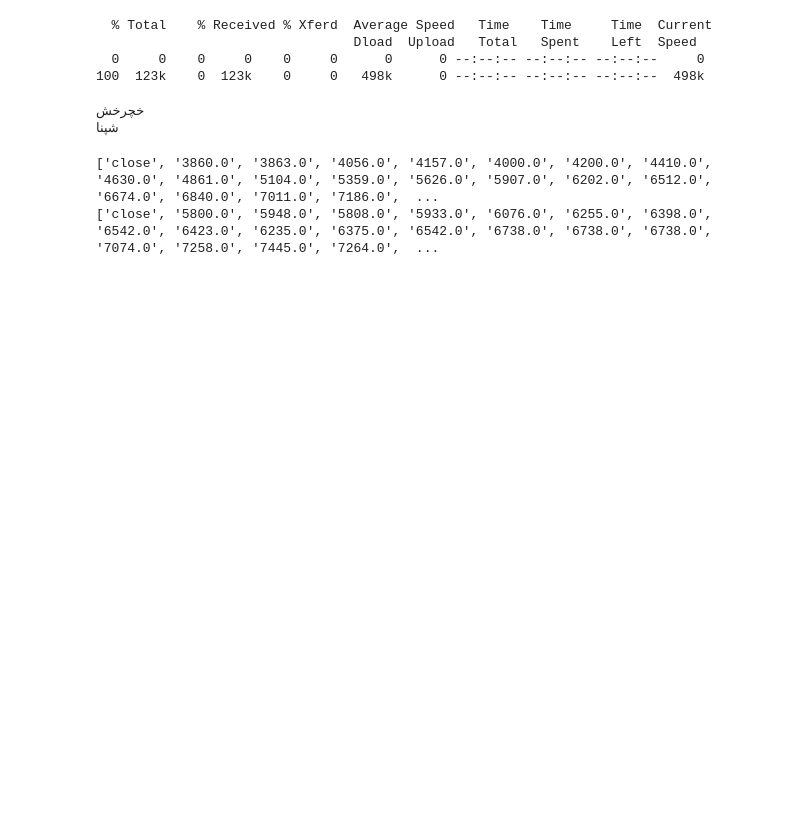
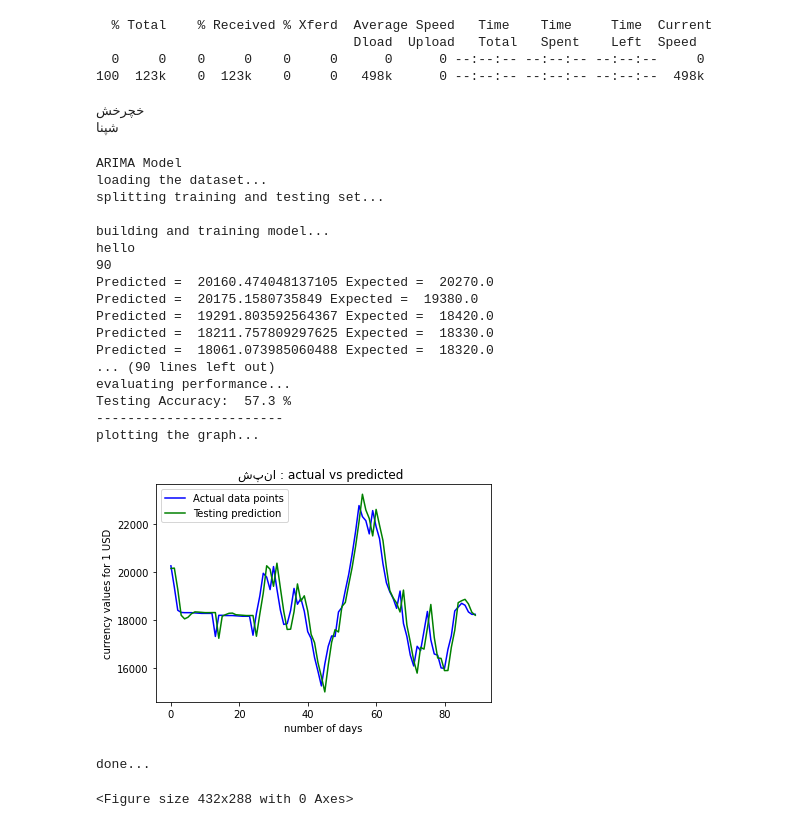
Before and after one commit to ZahraDehghanian97/stock_market, a Jupyter notebook: Arima.ipynb, the cells around one changed output. Saved outputs shown, nothing was run; the diff lists cells and outputs as text; code cells hidden in the pictures; blank space fills up the shorter version.

```diff
--- a/Arima.ipynb
+++ b/Arima.ipynb
@@ -25,14 +25,21 @@ stocks = load_df_from_csv(dir_name="tickers_data")
 # %% [output]
 خچرخش
 شپنا
-# %%
-for key, value in stocks.items():
-  df = stocks[key]
-  close_data = df.close.values.tolist()
-  print(close_data)
-# %% [output]
-['close', '3860.0', '3863.0', '4056.0', '4157.0', '4000.0', '4200.0', '4410.0', '4630.0', '4861.0', '5104.0', '5359.0', '5626.0', '5907.0', '6202.0', '6512.0', '6674.0', '6840.0', '7011.0', '7186.0',  ...
-['close', '5800.0', '5948.0', '5808.0', '5933.0', '6076.0', '6255.0', '6398.0', '6542.0', '6423.0', '6235.0', '6375.0', '6542.0', '6738.0', '6738.0', '6738.0', '7074.0', '7258.0', '7445.0', '7264.0',  ...
+# %%
+# for key, value in stocks.items():
+#   df = stocks[key]
+#   close_data = df.close.values.tolist()
+#   print(close_data)
+
+def get_data(number_of_days):
+  df = stocks['خچرخش']
+  close_data = df.close.values.tolist()
+  len_data = len(close_data)-1
+  close_data = close_data[len_data-number_of_days:len_data]
+  new_data = []
+  for i in range(len(close_data)):
+    new_data.append(float(close_data[i]))
+  return new_data
 # %%
 import warnings
 from matplotlib import pyplot
@@ -51,6 +58,7 @@ TESTING_SET_LENGTH = 0
 
 def training_testing_buckets(raw_data, training_percentage, testing_percentage):
     global TRAINING_SET_LENGTH, TESTING_SET_LENGTH
+    print()
     TRAINING_SET_LENGTH = int(LENGTH_DATA_SET * training_percentage)
     TESTING_SET_LENGTH = LENGTH_DATA_SET - TRAINING_SET_LENGTH
     training_set, testing_set = raw_data[0:TRAINING_SET_LENGTH], raw_data[TRAINING_SET_LENGTH:LENGTH_DATA_SET]
@@ -94,13 +102,15 @@ def load_data_set(currency):
 def build_model_predict_arima(training_set, testing_set):
     testing_predict = list()
     training_predict = list(training_set)
+    print("hello")
+    print(TESTING_SET_LENGTH)
     for testing_set_index in range(TESTING_SET_LENGTH):
         arima = ARIMA(training_predict, order=(5, 1, 0))
         arima_model = arima.fit(disp=0)
         forecasting = arima_model.forecast()[0].tolist()[0]
         testing_predict.append(forecasting)
         training_predict.append(testing_set[testing_set_index])
-        # print("Predicted = ", testing_predict[-1], "Expected = ", testing_set[testing_set_index])
+        print("Predicted = ", testing_predict[-1], "Expected = ", testing_set[testing_set_index])
     print('predicting...')
     print("---------------------------")
     forcast = arima_model.forecast()[0]
@@ -112,34 +122,57 @@ def build_model_predict_arima(training_set, testing_set):
 
 
 def arima_model(currency):
+    global LENGTH_DATA_SET
     print('\nARIMA Model')
-
     print('loading the dataset...')
-    raw_data = load_data_set(currency)
+    # raw_data = load_data_set(currency)
+    raw_data = get_data(300)
+    LENGTH_DATA_SET = len(raw_data)
 
     print('splitting training and testing set...')
     training_actual_arima, testing_actual_arima = training_testing_buckets(raw_data, TRAINING_PERCENTAGE,
                                                                            TESTING_PERCENTAGE)
 
     print('building and training model...')
     testing_predict_arima = build_model_predict_arima(training_actual_arima, testing_actual_arima)
 
     print('evaluating performance...')
     mse_arima = evaluate_performance_arima(testing_actual_arima, testing_predict_arima)
     print('Testing Accuracy: ', mse_arima,"%")
 
     with open("mse_arima.txt", 'w') as mse_file:
         mse_file.write(str(mse_arima) + '\n')
     print("------------------------")
     print('plotting the graph...')
     plot_arima(currency, testing_actual_arima, testing_predict_arima, "testing_prediction_arima.pdf")
 
     print('done...')
     return raw_data, testing_predict_arima
 
 
 if __name__ == '__main__':
     warnings.filterwarnings("ignore")
     # stock_name = input('Enter stock name:')
     stock_name = 'شپنا'
     arima_model(stock_name)  # setting the entry point
+# %% [output]
+ARIMA Model
+loading the dataset...
+splitting training and testing set...
+
+building and training model...
+hello
+90
+Predicted =  20160.474048137105 Expected =  20270.0
+Predicted =  20175.1580735849 Expected =  19380.0
+Predicted =  19291.803592564367 Expected =  18420.0
+Predicted =  18211.757809297625 Expected =  18330.0
+Predicted =  18061.073985060488 Expected =  18320.0
+... (90 lines left out)
+evaluating performance...
+Testing Accuracy:  57.3 %
+------------------------
+plotting the graph...
+[figure, added]
+done...
+<Figure size 432x288 with 0 Axes>
```
